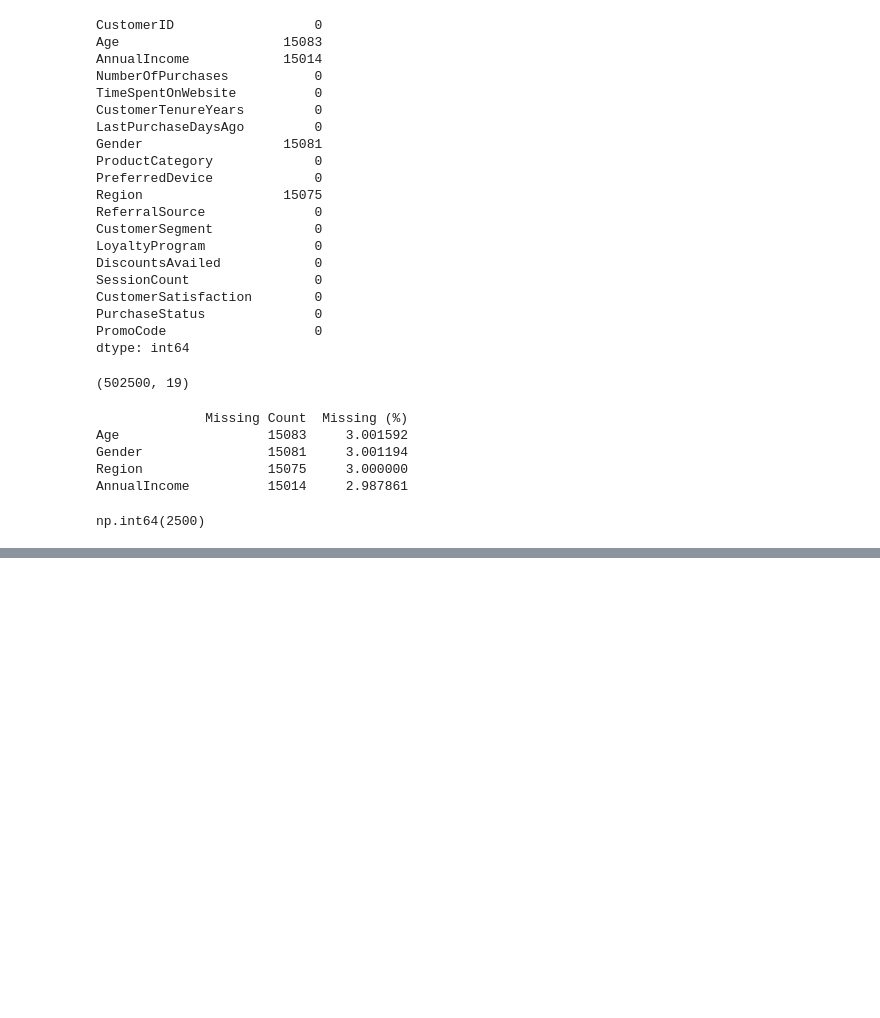
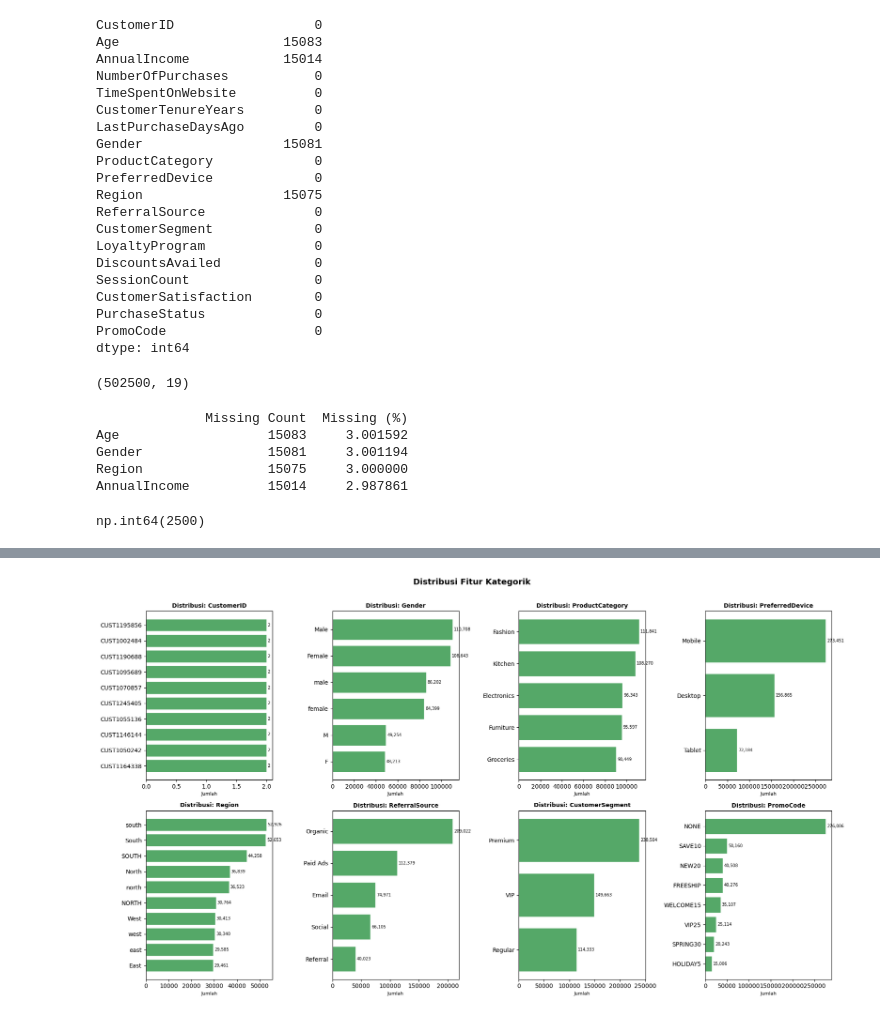
Before and after one commit to rfaoktvian/DataMining_College, a Jupyter notebook: Assignment1/main.ipynb, the cells around one changed output, grey strips where cells are left out. Cells and saved outputs as stored; diff of their text form; code cells hidden in the pictures; blank space fills up the shorter version.

```diff
--- a/Assignment1/main.ipynb
+++ b/Assignment1/main.ipynb
@@ -108,0 +177,20 @@ np.int64(2500)
+# %%
+# Distribusi Fitur Kategorik
+fig, axes = plt.subplots(2, 4, figsize=(18, 10))
+axes = axes.flatten()
+
+for i, col in enumerate(categorical_cols):
+    counts = df[col].value_counts().head(10)
+    axes[i].barh(counts.index.astype(str), counts.values, color='#55A868', edgecolor='white')
+    axes[i].set_title(f'Distribusi: {col}', fontsize=10, fontweight='bold')
+    axes[i].set_xlabel('Jumlah', fontsize=8)
+    axes[i].invert_yaxis()
+    for j, v in enumerate(counts.values):
+        axes[i].text(v + counts.values.max() * 0.01, j, f'{v:,}', va='center', fontsize=7)
+
+plt.suptitle('Distribusi Fitur Kategorik', fontsize=14, fontweight='bold', y=1.01)
+plt.tight_layout()
+plt.savefig('eda_categorical_distribution.png', dpi=150, bbox_inches='tight')
+plt.show()
+# %% [output]
+[figure, added]
```
Also changed, not shown: parts of 11 cells of this notebook, 5 other files.
